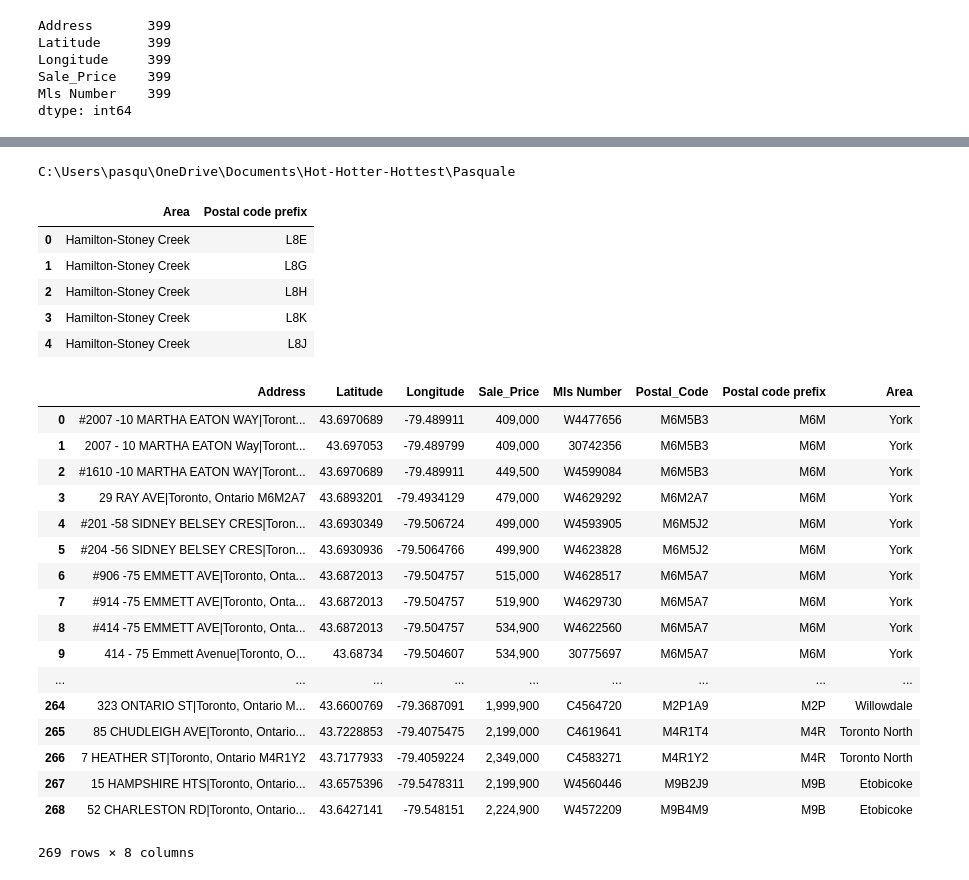
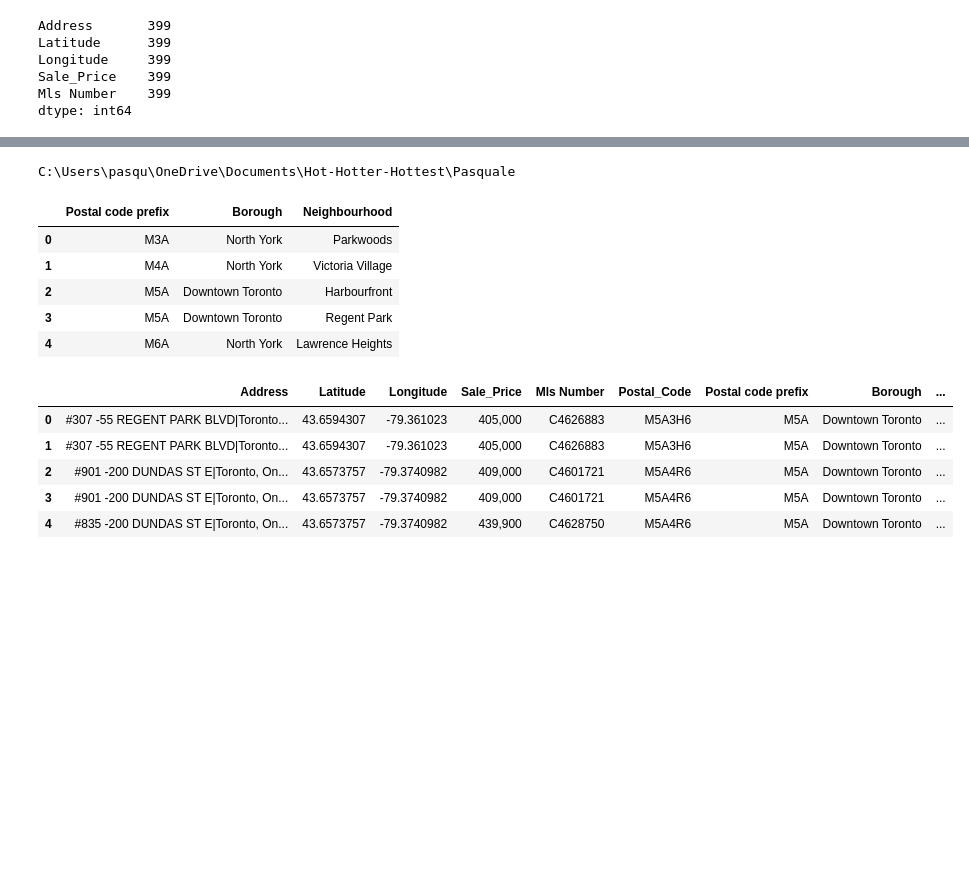
Before and after one commit to sushainegoyal/Bootcamp---Group-Project-1, a Jupyter notebook: Pasquale/Master_Project.ipynb, the cells around one changed output, grey strips where cells are left out. Drawn from its saved outputs; the diff is of its cells as text; code cells hidden in the pictures; blank space fills up the shorter version.

```diff
--- a/Pasquale/Master_Project.ipynb
+++ b/Pasquale/Master_Project.ipynb
@@ -205,39 +133,27 @@ See the caveats in the documentation: http://pandas.pydata.org/pandas-docs/stabl
 # %%
 cwd = os.getcwd()
 print (cwd)
-csvpath_one = "Postal code GTA.csv"
+csvpath_one = "Postal_code_GTA.csv"
 PostalCode_df = pd.read_csv(csvpath_one)
 PostalCode_df.head()
 # %% [output]
 C:\Users\pasqu\OneDrive\Documents\Hot-Hotter-Hottest\Pasquale
-|  | Area | Postal code prefix |
-| 0 | Hamilton-Stoney Creek | L8E |
-| 1 | Hamilton-Stoney Creek | L8G |
-| 2 | Hamilton-Stoney Creek | L8H |
-| 3 | Hamilton-Stoney Creek | L8K |
-| 4 | Hamilton-Stoney Creek | L8J |
+|  | Postal code prefix | Borough | Neighbourhood |
+| 0 | M3A | North York | Parkwoods |
+| 1 | M4A | North York | Victoria Village |
+| 2 | M5A | Downtown Toronto | Harbourfront |
+| 3 | M5A | Downtown Toronto | Regent Park |
+| 4 | M6A | North York | Lawrence Heights |
 # %%
 merge_table_df= pd.merge(maindfclean,PostalCode_df,on="Postal code prefix")
-merge_table_df
+merge_table_df.head()
 # %% [output]
-|  | Address | Latitude | Longitude | Sale_Price | Mls Number | Postal_Code | Postal code prefix | Area |
-| 0 | #2007 -10 MARTHA EATON WAY|Toront... | 43.6970689 | -79.489911 | 409,000 | W4477656 | M6M5B3 | M6M | York |
-| 1 | 2007 - 10 MARTHA EATON Way|Toront... | 43.697053 | -79.489799 | 409,000 | 30742356 | M6M5B3 | M6M | York |
-| 2 | #1610 -10 MARTHA EATON WAY|Toront... | 43.6970689 | -79.489911 | 449,500 | W4599084 | M6M5B3 | M6M | York |
-| 3 | 29 RAY AVE|Toronto, Ontario M6M2A7 | 43.6893201 | -79.4934129 | 479,000 | W4629292 | M6M2A7 | M6M | York |
-| 4 | #201 -58 SIDNEY BELSEY CRES|Toron... | 43.6930349 | -79.506724 | 499,000 | W4593905 | M6M5J2 | M6M | York |
-| 5 | #204 -56 SIDNEY BELSEY CRES|Toron... | 43.6930936 | -79.5064766 | 499,900 | W4623828 | M6M5J2 | M6M | York |
-| 6 | #906 -75 EMMETT AVE|Toronto, Onta... | 43.6872013 | -79.504757 | 515,000 | W4628517 | M6M5A7 | M6M | York |
-| 7 | #914 -75 EMMETT AVE|Toronto, Onta... | 43.6872013 | -79.504757 | 519,900 | W4629730 | M6M5A7 | M6M | York |
-| 8 | #414 -75 EMMETT AVE|Toronto, Onta... | 43.6872013 | -79.504757 | 534,900 | W4622560 | M6M5A7 | M6M | York |
-| 9 | 414 - 75 Emmett Avenue|Toronto, O... | 43.68734 | -79.504607 | 534,900 | 30775697 | M6M5A7 | M6M | York |
-| ... | ... | ... | ... | ... | ... | ... | ... | ... |
-| 264 | 323 ONTARIO ST|Toronto, Ontario M... | 43.6600769 | -79.3687091 | 1,999,900 | C4564720 | M2P1A9 | M2P | Willowdale |
-| 265 | 85 CHUDLEIGH AVE|Toronto, Ontario... | 43.7228853 | -79.4075475 | 2,199,000 | C4619641 | M4R1T4 | M4R | Toronto North |
-| 266 | 7 HEATHER ST|Toronto, Ontario M4R1Y2 | 43.7177933 | -79.4059224 | 2,349,000 | C4583271 | M4R1Y2 | M4R | Toronto North |
-| 267 | 15 HAMPSHIRE HTS|Toronto, Ontario... | 43.6575396 | -79.5478311 | 2,199,900 | W4560446 | M9B2J9 | M9B | Etobicoke |
-| 268 | 52 CHARLESTON RD|Toronto, Ontario... | 43.6427141 | -79.548151 | 2,224,900 | W4572209 | M9B4M9 | M9B | Etobicoke |
+|  | Address | Latitude | Longitude | Sale_Price | Mls Number | Postal_Code | Postal code prefix | Borough | ... |
+| 0 | #307 -55 REGENT PARK BLVD|Toronto... | 43.6594307 | -79.361023 | 405,000 | C4626883 | M5A3H6 | M5A | Downtown Toronto | ... |
+| 1 | #307 -55 REGENT PARK BLVD|Toronto... | 43.6594307 | -79.361023 | 405,000 | C4626883 | M5A3H6 | M5A | Downtown Toronto | ... |
+| 2 | #901 -200 DUNDAS ST E|Toronto, On... | 43.6573757 | -79.3740982 | 409,000 | C4601721 | M5A4R6 | M5A | Downtown Toronto | ... |
+| 3 | #901 -200 DUNDAS ST E|Toronto, On... | 43.6573757 | -79.3740982 | 409,000 | C4601721 | M5A4R6 | M5A | Downtown Toronto | ... |
+| 4 | #835 -200 DUNDAS ST E|Toronto, On... | 43.6573757 | -79.3740982 | 439,900 | C4628750 | M5A4R6 | M5A | Downtown Toronto | ... |
-269 rows × 8 columns
 # %%
 merge_table_df['Sale_Price'] = merge_table_df['Sale_Price'].str.replace(',', '')
 merge_table_df['Sale_Price'] = merge_table_df['Sale_Price'].astype(int)
```
Also changed, not shown: parts of 15 cells of this notebook, 1 other file.
